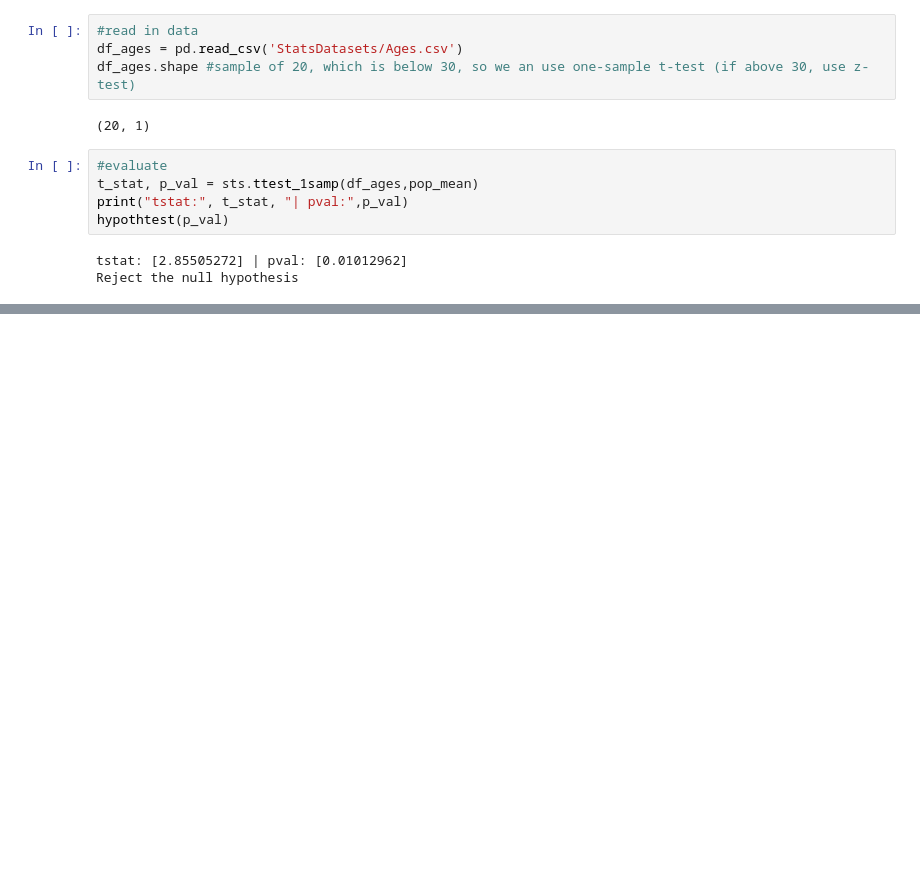
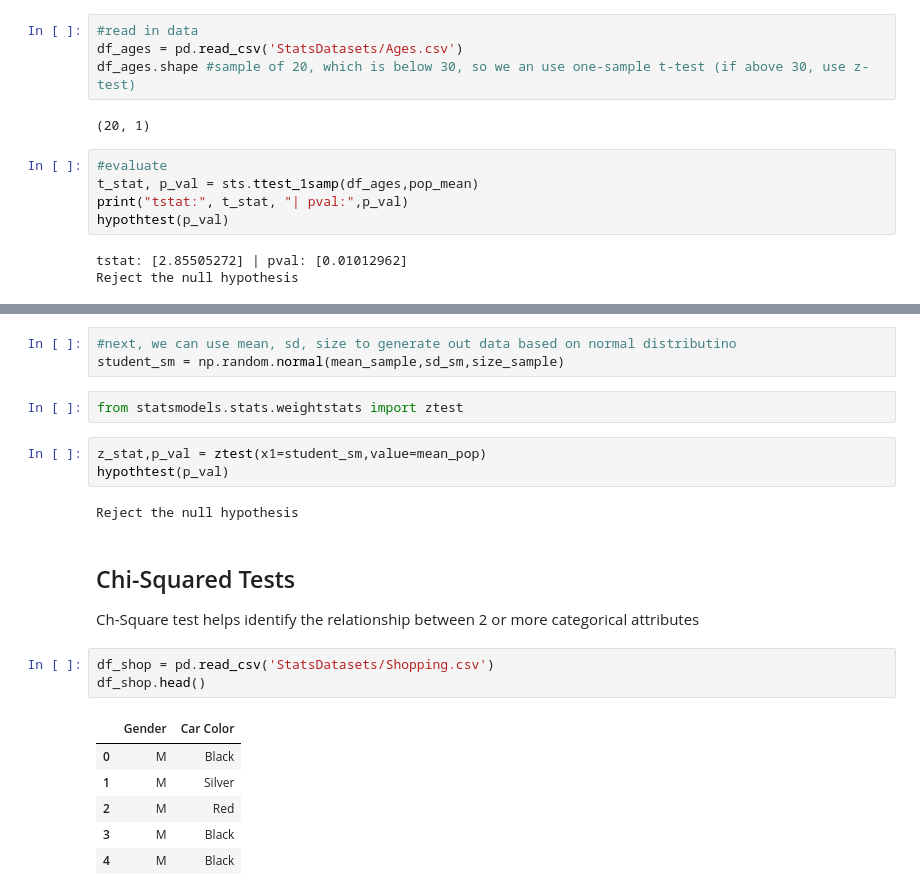
Before and after one commit to chai923/AIML, a Jupyter notebook: 240218-AIML-lecture_stattesting.ipynb, the cells around one changed output, grey strips where cells are left out. Saved outputs shown, nothing was run; the diff lists cells and outputs as text; blank space fills up the shorter version.

```diff
--- a/240218-AIML-lecture_stattesting.ipynb
+++ b/240218-AIML-lecture_stattesting.ipynb
@@ -150,0 +215,23 @@ Reject the null hypothesis
+# %%
+#next, we can use mean, sd, size to generate out data based on normal distributino
+student_sm = np.random.normal(mean_sample,sd_sm,size_sample)
+# %%
+from statsmodels.stats.weightstats import ztest
+# %%
+z_stat,p_val = ztest(x1=student_sm,value=mean_pop)
+hypothtest(p_val)
+# %% [output]
+Reject the null hypothesis
+# %% [markdown]
+## Chi-Squared Tests
+Ch-Square test helps identify the relationship between 2 or more categorical attributes
+# %%
+df_shop = pd.read_csv('StatsDatasets/Shopping.csv')
+df_shop.head()
+# %% [output]
+|  | Gender | Car Color |
+| 0 | M | Black |
+| 1 | M | Silver |
+| 2 | M | Red |
+| 3 | M | Black |
+| 4 | M | Black |
```
Also changed, not shown: parts of 28 cells of this notebook, 3 other files.
